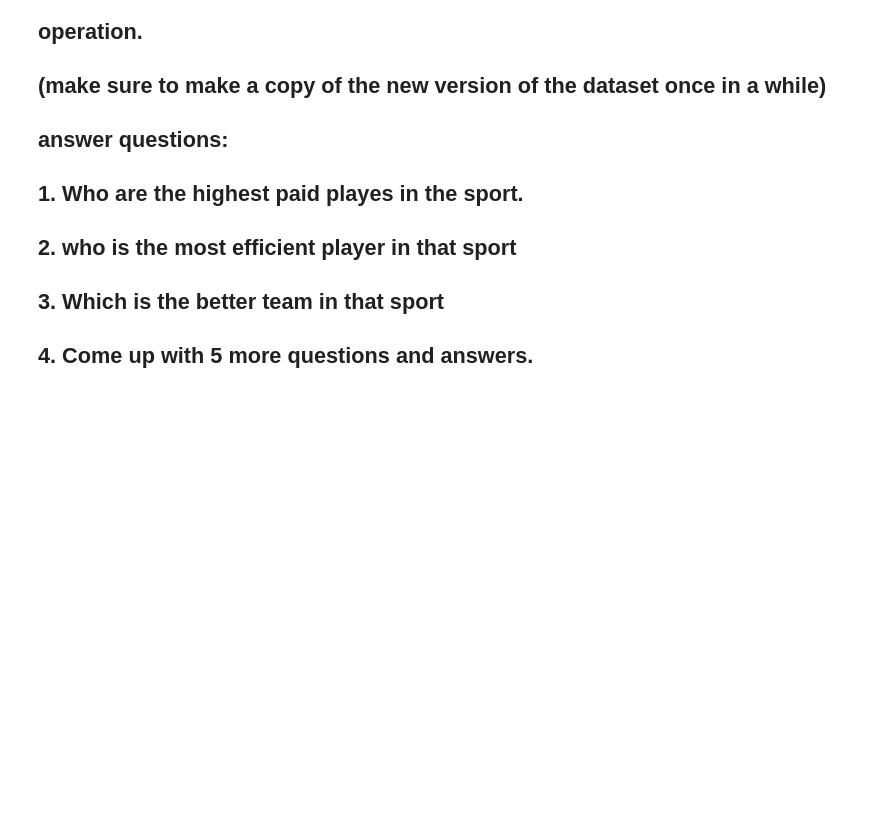
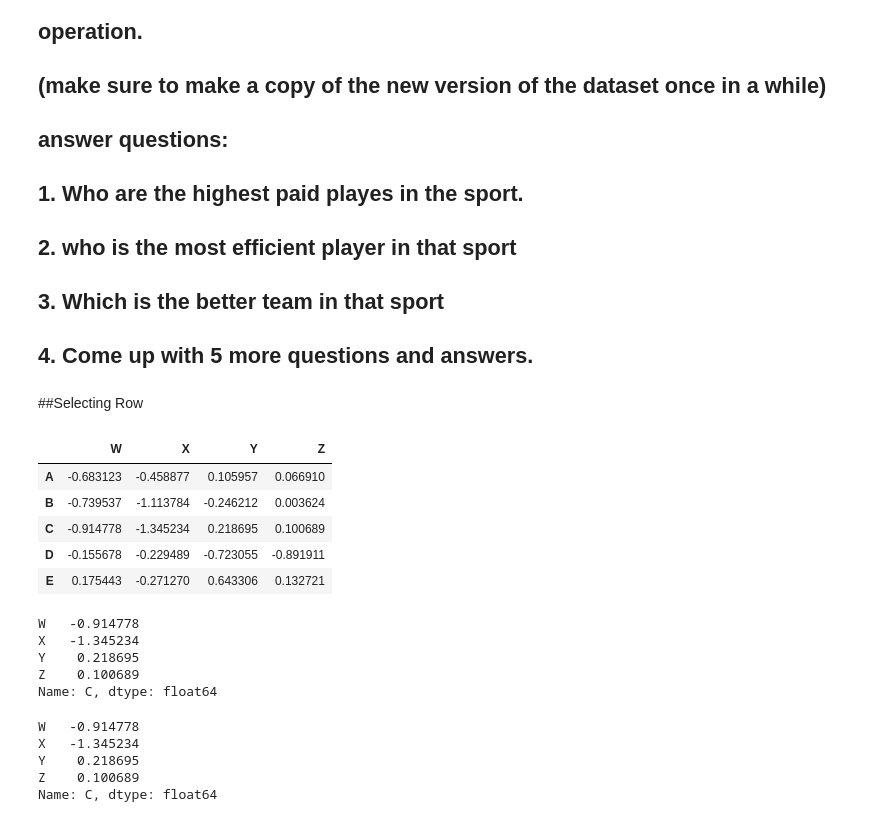
Before and after one commit to Jaleeza0625/Ever-Up-Data-Analytics-Micro-Credential-course, a Jupyter notebook: Copy_of_Pandas_1.ipynb, the cells around one changed output. Cells and saved outputs as stored; diff of their text form; code cells hidden in the pictures; blank space fills up the shorter version.

```diff
--- a/Copy_of_Pandas_1.ipynb
+++ b/Copy_of_Pandas_1.ipynb
@@ -474,3 +463,17 @@ nba2.to_csv('/content/drive/MyDrive/Colab Notebooks/Data Analytics Winter 2022/W
 ##  2. who is the most efficient player in that sport
 ##  3. Which is the better team in that sport
 ##  4. Come up with 5 more questions and answers.
+# %% [markdown]
+##Selecting Row
+# %%
+data = pd.DataFrame(randn(5, 4), ['A', 'B', 'C', 'D', 'E'],
+                    ['W', 'X', 'Y', 'Z'])
+# %%
+data.head()
+# %% [output]
+|  | W | X | Y | Z |
+| A | -0.683123 | -0.458877 | 0.105957 | 0.066910 |
+| B | -0.739537 | -1.113784 | -0.246212 | 0.003624 |
+| C | -0.914778 | -1.345234 | 0.218695 | 0.100689 |
+| D | -0.155678 | -0.229489 | -0.723055 | -0.891911 |
+| E | 0.175443 | -0.271270 | 0.643306 | 0.132721 |
@@ -476,0 +482,16 @@ nba2.to_csv('/content/drive/MyDrive/Colab Notebooks/Data Analytics Winter 2022/W
+# %%
+data.loc['C']
+# %% [output]
+W   -0.914778
+X   -1.345234
+Y    0.218695
+Z    0.100689
+Name: C, dtype: float64
+# %%
+data.iloc[2]
+# %% [output]
+W   -0.914778
+X   -1.345234
+Y    0.218695
+Z    0.100689
+Name: C, dtype: float64
```
Also changed, not shown: parts of 21 cells of this notebook.
